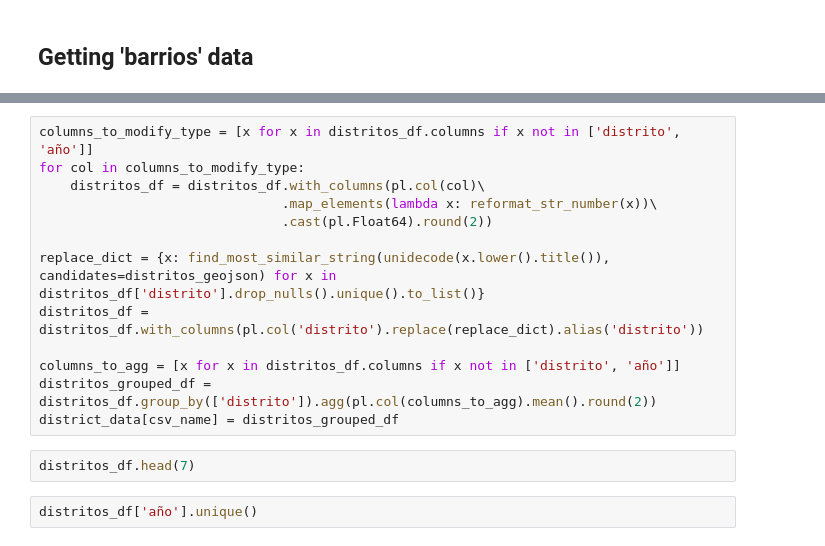
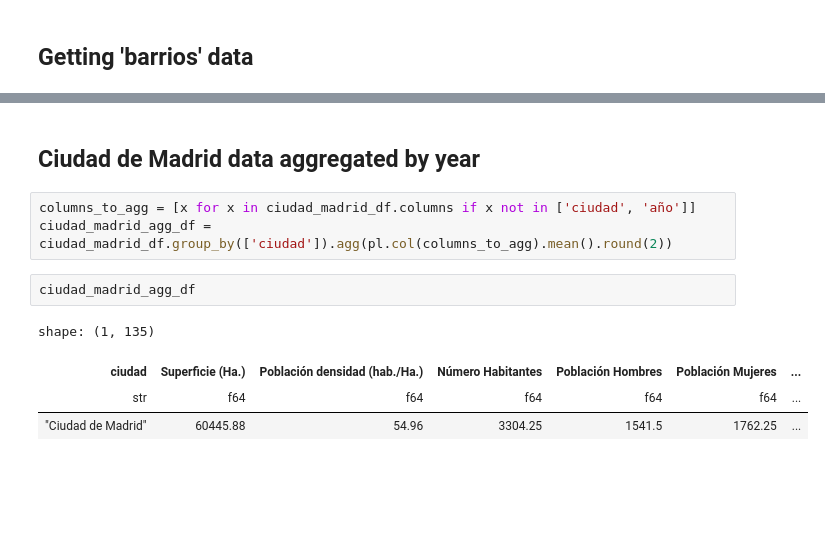
Before and after one commit to FabioScielzoOrtiz/data-analysis-course, a Jupyter notebook: data-processing.ipynb, the cells around one changed output, grey strips where cells are left out. Saved outputs shown, nothing was run; the diff lists cells and outputs as text; blank space fills up the shorter version.

```diff
--- a/data-processing.ipynb
+++ b/data-processing.ipynb
@@ -360,17 +436,12 @@ barrios_madrid_df
-# %%
-columns_to_modify_type = [x for x in distritos_df.columns if x not in ['distrito', 'año']]
-for col in columns_to_modify_type:
-    distritos_df = distritos_df.with_columns(pl.col(col)\
-                               .map_elements(lambda x: reformat_str_number(x))\
-                               .cast(pl.Float64).round(2))
-
-replace_dict = {x: find_most_similar_string(unidecode(x.lower().title()), candidates=distritos_geojson) for x in distritos_df['distrito'].drop_nulls().unique().to_list()}
-distritos_df = distritos_df.with_columns(pl.col('distrito').replace(replace_dict).alias('distrito'))
-
-columns_to_agg = [x for x in distritos_df.columns if x not in ['distrito', 'año']]
-distritos_grouped_df = distritos_df.group_by(['distrito']).agg(pl.col(columns_to_agg).mean().round(2))
-district_data[csv_name] = distritos_grouped_df
-# %%
-distritos_df.head(7)
-# %%
-distritos_df['año'].unique()
+# %% [markdown]
+## Ciudad de Madrid data aggregated by year
+# %%
+columns_to_agg = [x for x in ciudad_madrid_df.columns if x not in ['ciudad', 'año']]
+ciudad_madrid_agg_df = ciudad_madrid_df.group_by(['ciudad']).agg(pl.col(columns_to_agg).mean().round(2))
+# %%
+ciudad_madrid_agg_df
+# %% [output]
+shape: (1, 135)
+| ciudad | Superficie (Ha.) | Población densidad (hab./Ha.) | Número Habitantes | Población Hombres | Población Mujeres | ... |
+| str | f64 | f64 | f64 | f64 | f64 | ... |
+| "Ciudad de Madrid" | 60445.88 | 54.96 | 3304.25 | 1541.5 | 1762.25 | ... |
```
Also changed, not shown: parts of 21 cells of this notebook, 2 other files.
